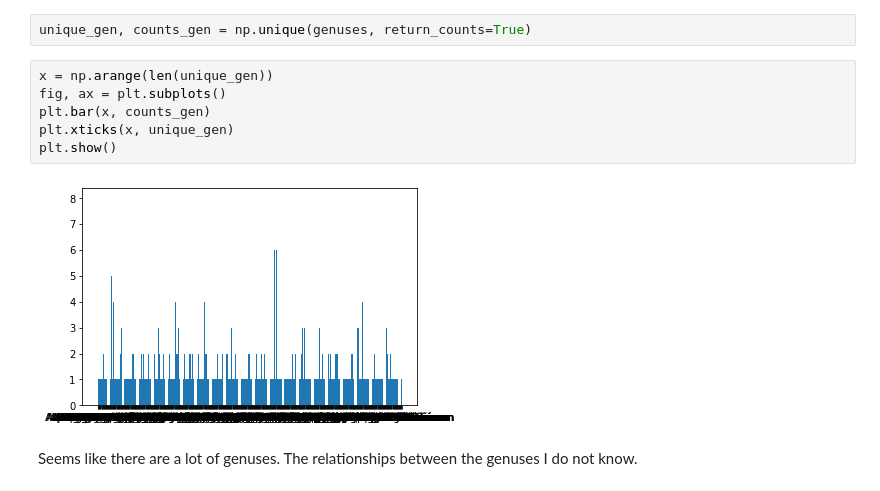
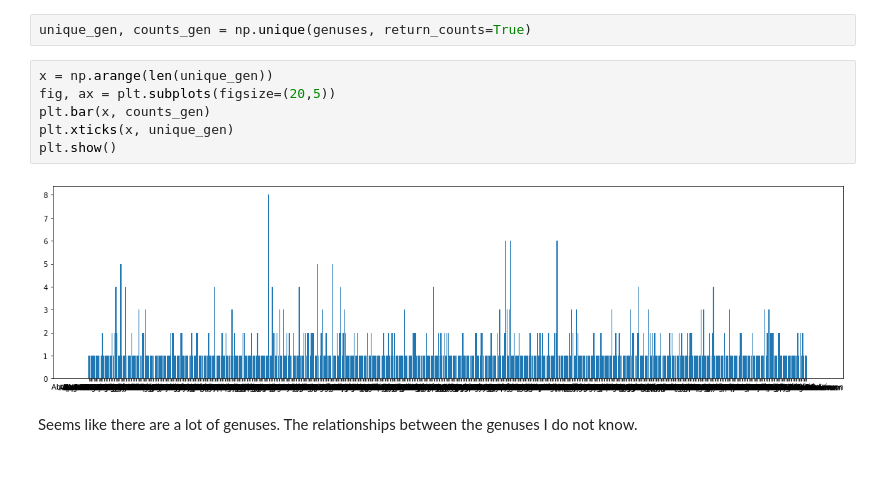
Before and after one commit to oddaspa/TDT4250-PokeDex, a Jupyter notebook: prestudy/python_retrival/PokeDex API.ipynb, the cells around one changed output. Cells and saved outputs as stored; diff of their text form.

```diff
--- a/prestudy/python_retrival/PokeDex API.ipynb
+++ b/prestudy/python_retrival/PokeDex API.ipynb
@@ -39,12 +55,12 @@ for pokemon in json_data_list:
 unique_gen, counts_gen = np.unique(genuses, return_counts=True)
 # %%
 x = np.arange(len(unique_gen))
-fig, ax = plt.subplots()
+fig, ax = plt.subplots(figsize=(20,5))
 plt.bar(x, counts_gen)
 plt.xticks(x, unique_gen)
 plt.show()
 # %% [output]
-[figure, old version]
+[figure, new version]
 # %% [markdown]
 Seems like there are a lot of genuses. The relationships between the genuses I do not know.
 # %%
```
Also changed, not shown: parts of 8 cells of this notebook, 1 other file.
